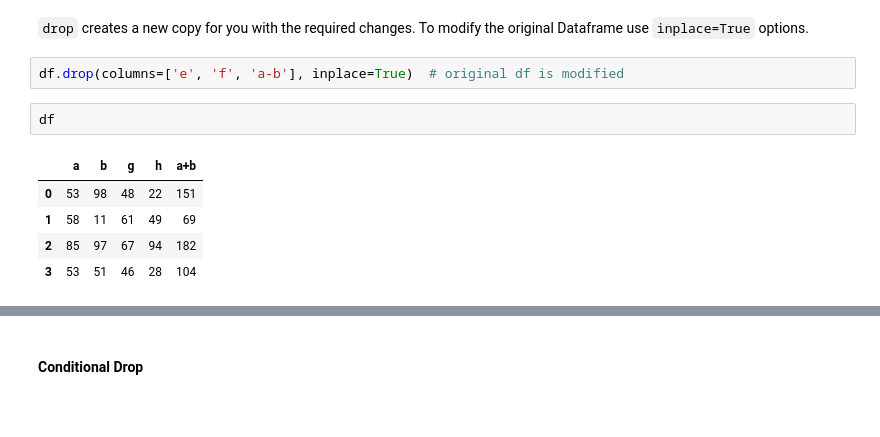
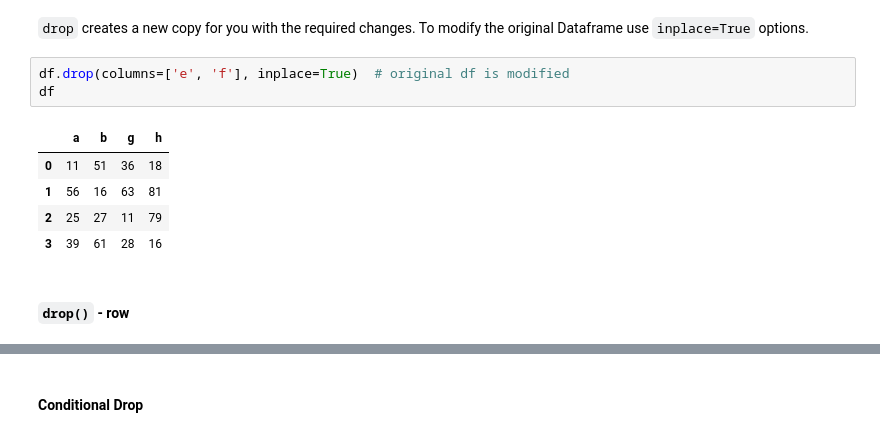
Before and after one commit to dev-SR/machine-learning, a Jupyter notebook: 01pandas/pandas.ipynb, the cells around one changed output, grey strips where cells are left out. Drawn from its saved outputs; the diff is of its cells as text; blank space fills up the shorter version.

```diff
--- a/01pandas/pandas.ipynb
+++ b/01pandas/pandas.ipynb
@@ -836,12 +840,13 @@ df
 # %% [markdown]
 `drop` creates a new copy for you with the required changes. To modify the original Dataframe use `inplace=True` options.
 # %%
-df.drop(columns=['e', 'f', 'a-b'], inplace=True)  # original df is modified
+df.drop(columns=['e', 'f'], inplace=True)  # original df is modified
+df
+# %% [output]
+|  | a | b | g | h |
+| 0 | 11 | 51 | 36 | 18 |
+| 1 | 56 | 16 | 63 | 81 |
+| 2 | 25 | 27 | 11 | 79 |
+| 3 | 39 | 61 | 28 | 16 |
-# %%
-df
-# %% [output]
-|  | a | b | g | h | a+b |
-| 0 | 53 | 98 | 48 | 22 | 151 |
-| 1 | 58 | 11 | 61 | 49 | 69 |
-| 2 | 85 | 97 | 67 | 94 | 182 |
-| 3 | 53 | 51 | 46 | 28 | 104 |
+# %% [markdown]
+#### `drop()` - row
```
Also changed, not shown: parts of 12 cells of this notebook, 1 other file.
